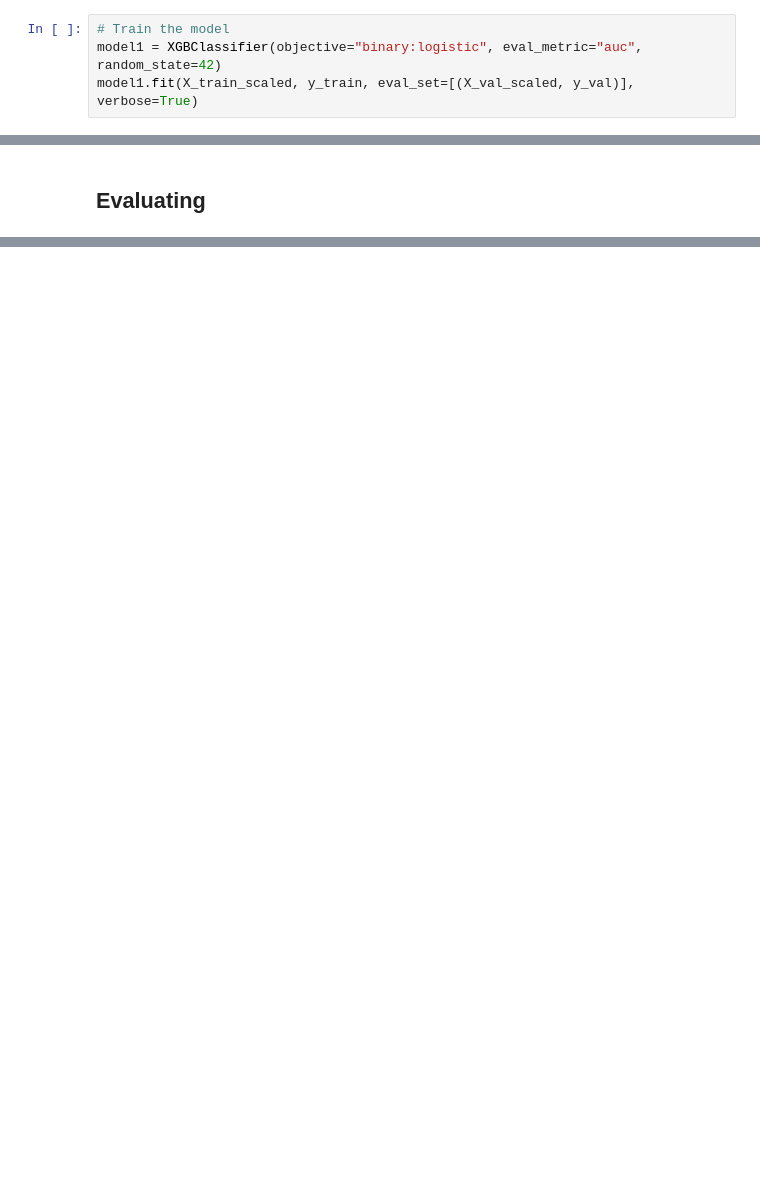
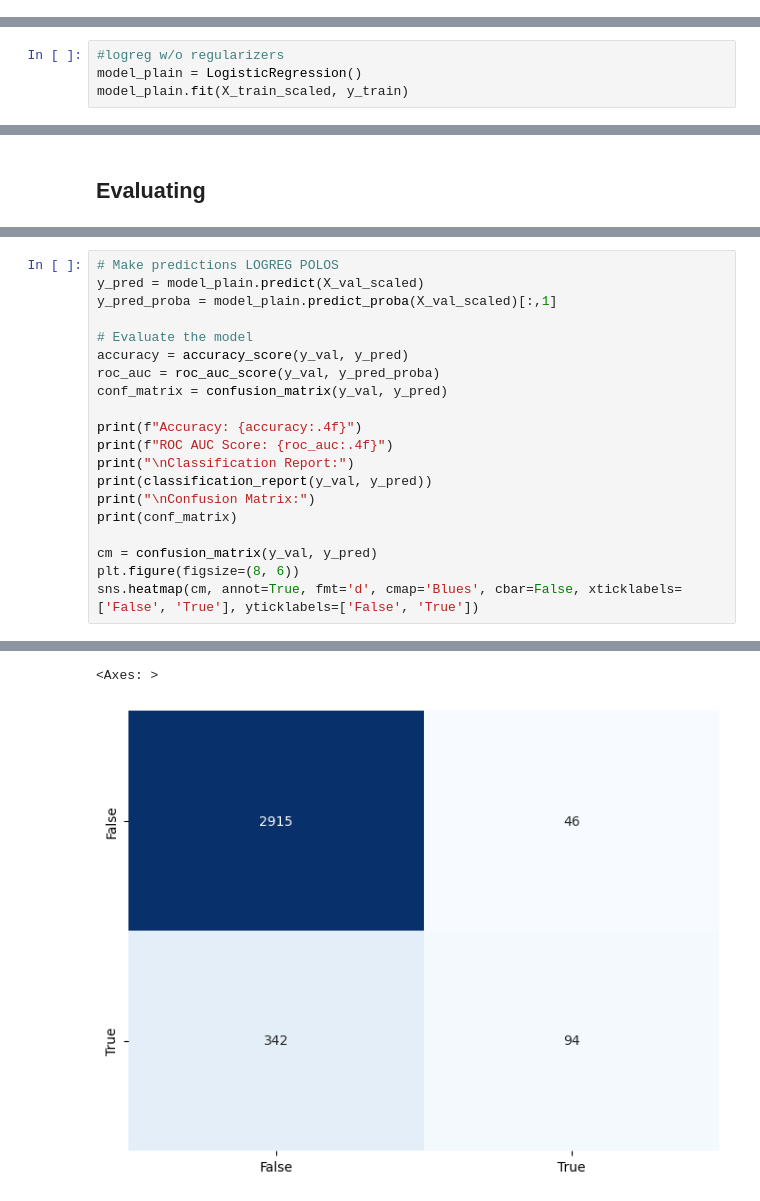
Before and after one commit to 6n6j6m/Data-Quest-Challenge-DSI, a Jupyter notebook: main.ipynb, the cells around one changed output, grey strips where cells are left out. Drawn from its saved outputs; the diff is of its cells as text; blank space fills up the shorter version.

Commit message:
logistic catboost

```diff
--- a/main.ipynb
+++ b/main.ipynb
@@ -498,7 +501,3 @@ X_val_scaled = pd.DataFrame(X_val_scaled, columns=X_val.columns)
 # Modelling
 # %% [markdown]
 ## Training
-# %%
-# Train the model
-model1 = XGBClassifier(objective="binary:logistic", eval_metric="auc", random_state=42)
-model1.fit(X_train_scaled, y_train, eval_set=[(X_val_scaled, y_val)], verbose=True)
@@ -541,0 +504,4 @@ plt.show()
+# %%
+#logreg w/o regularizers
+model_plain = LogisticRegression()
+model_plain.fit(X_train_scaled, y_train)
@@ -583,0 +567,21 @@ Confusion Matrix:
+# %%
+# Make predictions LOGREG POLOS
+y_pred = model_plain.predict(X_val_scaled)
+y_pred_proba = model_plain.predict_proba(X_val_scaled)[:,1]
+
+# Evaluate the model
+accuracy = accuracy_score(y_val, y_pred)
+roc_auc = roc_auc_score(y_val, y_pred_proba)
+conf_matrix = confusion_matrix(y_val, y_pred)
+
+print(f"Accuracy: {accuracy:.4f}")
+print(f"ROC AUC Score: {roc_auc:.4f}")
+print("\nClassification Report:")
+print(classification_report(y_val, y_pred))
+print("\nConfusion Matrix:")
+print(conf_matrix)
+
+cm = confusion_matrix(y_val, y_pred)
+plt.figure(figsize=(8, 6))
+sns.heatmap(cm, annot=True, fmt='d', cmap='Blues', cbar=False, xticklabels=['False', 'True'], yticklabels=['False', 'True'])
+# %% [output]
@@ -583,0 +605,2 @@ Confusion Matrix:
+<Axes: >
+[figure, added]
```
Also changed, not shown: parts of 13 cells of this notebook, 1 other file.
